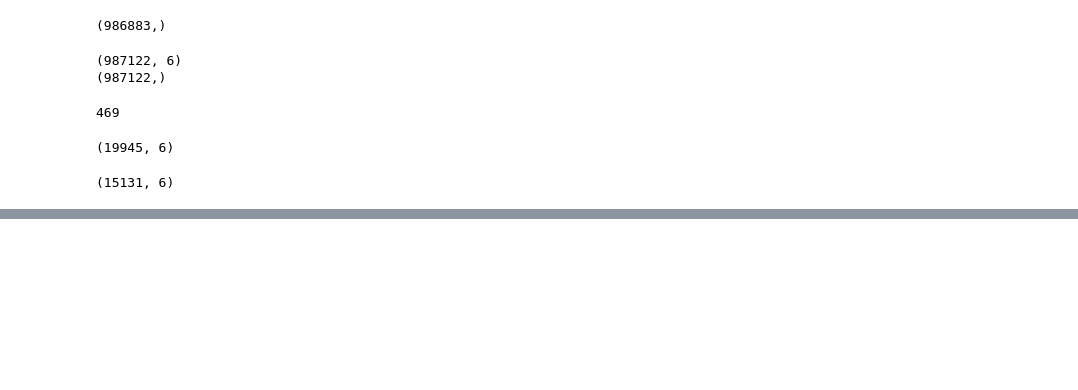
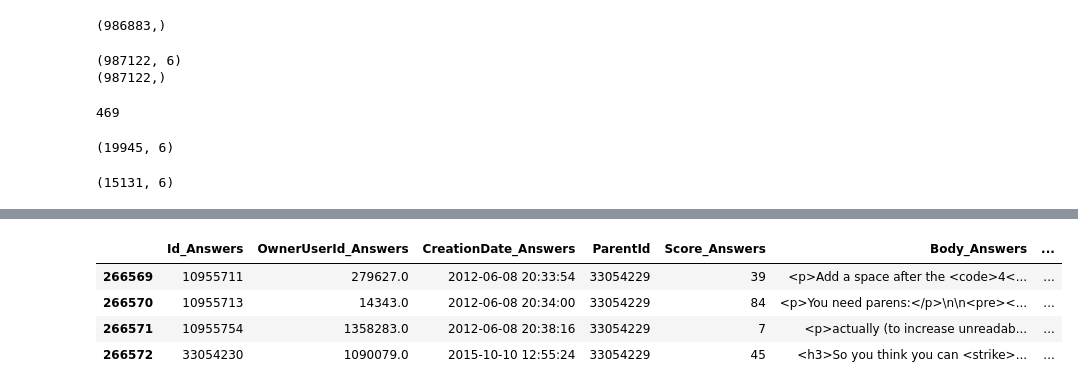
Before and after one commit to fosshie/tnn, a Jupyter notebook: Overstack_Python.ipynb, the cells around one changed output, grey strips where cells are left out. Saved outputs shown, nothing was run; the diff lists cells and outputs as text; code cells hidden in the pictures; blank space fills up the shorter version.

```diff
--- a/Overstack_Python.ipynb
+++ b/Overstack_Python.ipynb
@@ -155,2 +159,10 @@ sort_merge.head(20)
+# %%
+sort_merge.loc[sort_merge['ParentId'] == 33054229]
+# %% [output]
+|  | Id_Answers | OwnerUserId_Answers | CreationDate_Answers | ParentId | Score_Answers | Body_Answers | ... |
+| 266569 | 10955711 | 279627.0 | 2012-06-08 20:33:54 | 33054229 | 39 | <p>Add a space after the <code>4<... | ... |
+| 266570 | 10955713 | 14343.0 | 2012-06-08 20:34:00 | 33054229 | 84 | <p>You need parens:</p>\n\n<pre><... | ... |
+| 266571 | 10955754 | 1358283.0 | 2012-06-08 20:38:16 | 33054229 | 7 | <p>actually (to increase unreadab... | ... |
+| 266572 | 33054230 | 1090079.0 | 2015-10-10 12:55:24 | 33054229 | 45 | <h3>So you think you can <strike>... | ... |
 # %%
 #datetime_to_numeric = merge
```
Also changed, not shown: parts of 12 cells of this notebook.
